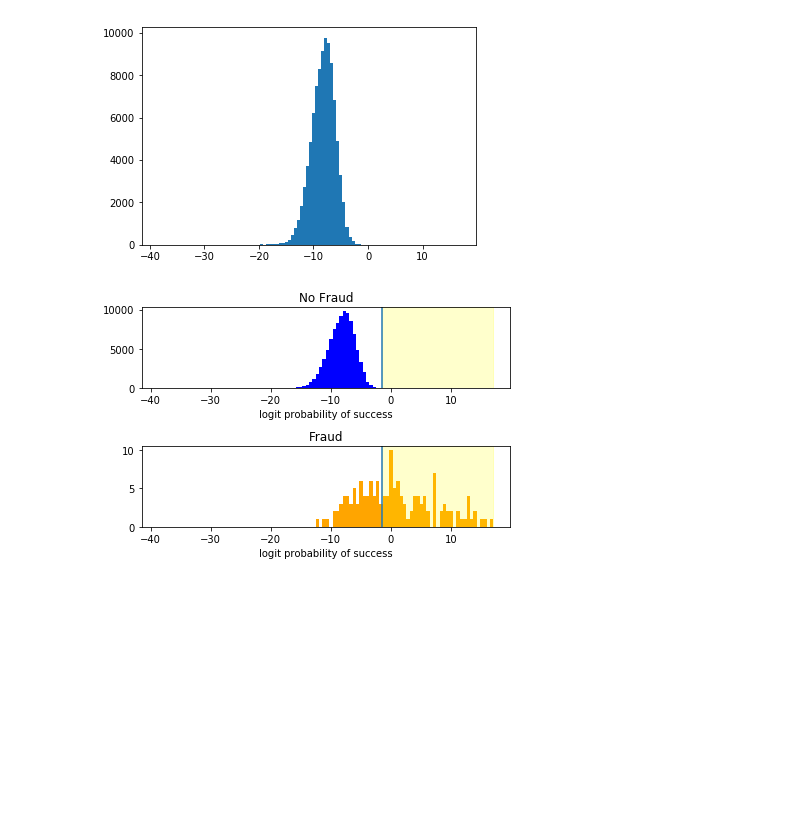
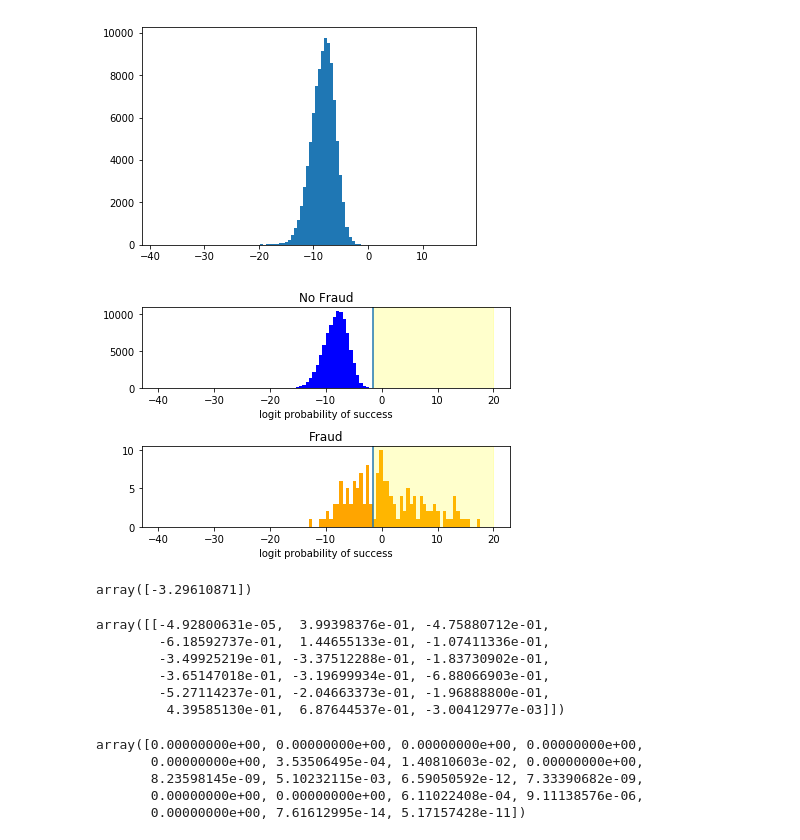
Before and after one commit to brookemm/CreditCardFraud, a Jupyter notebook: creditcardfraud.ipynb, the cells around one changed output. Drawn from its saved outputs; the diff is of its cells as text; code cells hidden in the pictures; blank space fills up the shorter version.

```diff
--- a/creditcardfraud.ipynb
+++ b/creditcardfraud.ipynb
@@ -278,7 +308,7 @@ with score $> \, T$ into class 1. We can write out the True Positive Rate (TPR)
 $$TPR = \frac{\#TP}{\#True} = \int_T^\infty f_1(x)\,dx,$$
 $$FPR = \frac{\#FP}{\#False} = \int_T^\infty f_0(x)\,dx.$$
 # %%
-x_range = [np.min(test_prob_logit), np.max(test_prob_logit)]
+x_range = [-40, 20]
 colors = ["blue","orange"]
 titles = ["No Fraud", "Fraud"]
 fig, axs = plt.subplots(nrows = 2)
@@ -292,6 +322,7 @@ for i, ax in enumerate(axs):
     ax.axvline(-1.5)
     ax.axvspan(-1.5,x_range[1], alpha=0.2, color='yellow')
 fig.tight_layout()
+plt.savefig("PredProbaHistSeptall.png")
 
 # Redraw our two histograms, this time adding in a vertical line at T = -1.5.
 
@@ -321,10 +367,10 @@ len(sigIndices[0])
 # %% [output]
 18
 # %%
-X_train = X_train.iloc[:, list(sigIndices[0])]
-X_test = X_test.iloc[:, list(sigIndices[0])]
+X_trainS = X_train.iloc[:, list(sigIndices[0])]
+X_testS = X_test.iloc[:, list(sigIndices[0])]
 
-log_reg = LogisticRegression(C = 1e9) # basically no penalization
-log_reg.fit(X_train, y_train)
-y_test_pred = log_reg.predict(X_test)
-y_test_pred_proba = log_reg.predict_proba(X_test)[:, 1]
+log_regS = LogisticRegression(C = 1e9) # basically no penalization
+log_regS.fit(X_trainS, y_train)
+y_test_predS = log_regS.predict(X_testS)
+y_test_pred_probaS = log_regS.predict_proba(X_testS)[:, 1]
@@ -352,24 +405,54 @@ plt.show()
 # %%
-test_prob_logit = logit(y_test_pred_proba)
+test_prob_logitS = logit(y_test_pred_probaS)
 fig, ax = plt.subplots()
-ax.hist(test_prob_logit, bins = 100)
+ax.hist(test_prob_logitS, bins = 100)
+plt.savefig("PredProbaHist18.png")
 plt.show()
 # %% [output]
 [figure]
 # %%
-x_range = [np.min(test_prob_logit), np.max(test_prob_logit)]
+x_range = [-40, 20]
 colors = ["blue","orange"]
 titles = ["No Fraud", "Fraud"]
 fig, axs = plt.subplots(nrows = 2)
 for i, ax in enumerate(axs):
-    ax.hist(test_prob_logit[y_test == i],
+    ax.hist(test_prob_logitS[y_test == i],
         bins = 100,
         range = x_range,
         color = colors[i])
     ax.set(title = titles[i],
         xlabel = "logit probability of success")
     ax.axvline(-1.5)
     ax.axvspan(-1.5,x_range[1], alpha=0.2, color='yellow')
 fig.tight_layout()
+
+plt.savefig("PredProbaHistSept18.png")
 # %% [output]
-[figure, old version]
+[figure, new version]
+# %%
+# intercept in model
+
+log_regS.intercept_
+# %% [output]
+array([-3.29610871])
+# %%
+# 18 coefficients for 18 variables
+
+log_regS.coef_
+# %% [output]
+array([[-4.92800631e-05,  3.99398376e-01, -4.75880712e-01,
+        -6.18592737e-01,  1.44655133e-01, -1.07411336e-01,
+        -3.49925219e-01, -3.37512288e-01, -1.83730902e-01,
+        -3.65147018e-01, -3.19699934e-01, -6.88066903e-01,
+        -5.27114237e-01, -2.04663373e-01, -1.96888800e-01,
+         4.39585130e-01,  6.87644537e-01, -3.00412977e-03]])
+# %%
+#19 pvalues for 18 variables and intercept
+
+logit_pvalue(log_regS, X_trainS)
+# %% [output]
+array([0.00000000e+00, 0.00000000e+00, 0.00000000e+00, 0.00000000e+00,
+       0.00000000e+00, 3.53506495e-04, 1.40810603e-02, 0.00000000e+00,
+       8.23598145e-09, 5.10232115e-03, 6.59050592e-12, 7.33390682e-09,
+       0.00000000e+00, 0.00000000e+00, 6.11022408e-04, 9.11138576e-06,
+       0.00000000e+00, 7.61612995e-14, 5.17157428e-11])
```
Also changed, not shown: parts of 24 cells of this notebook, 11 other files.
